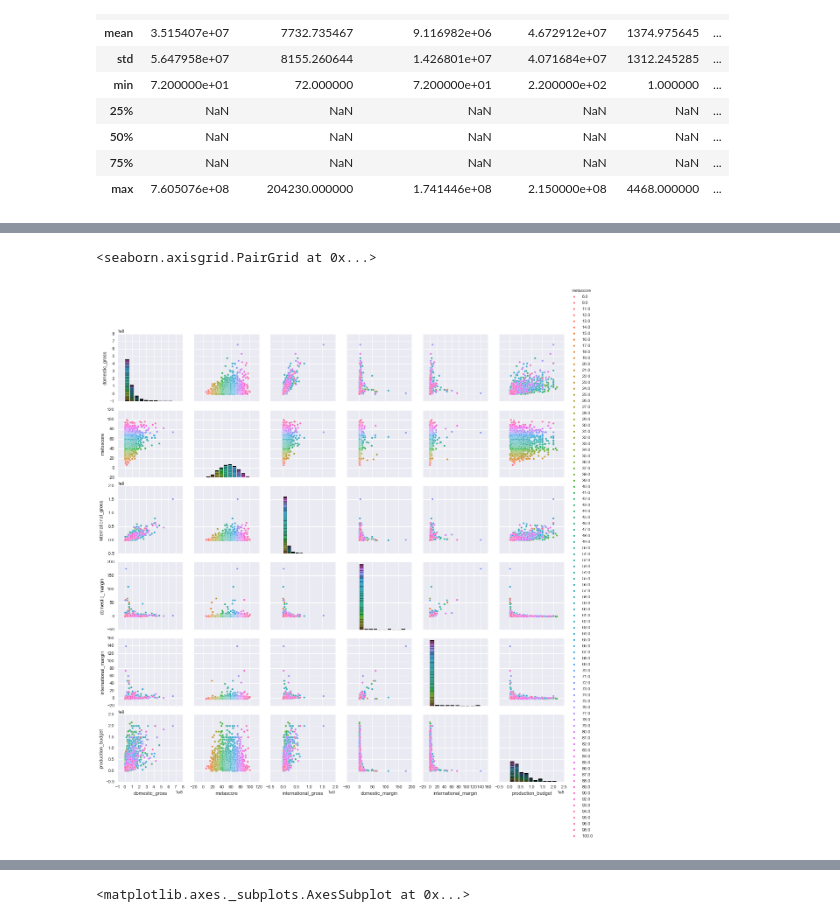
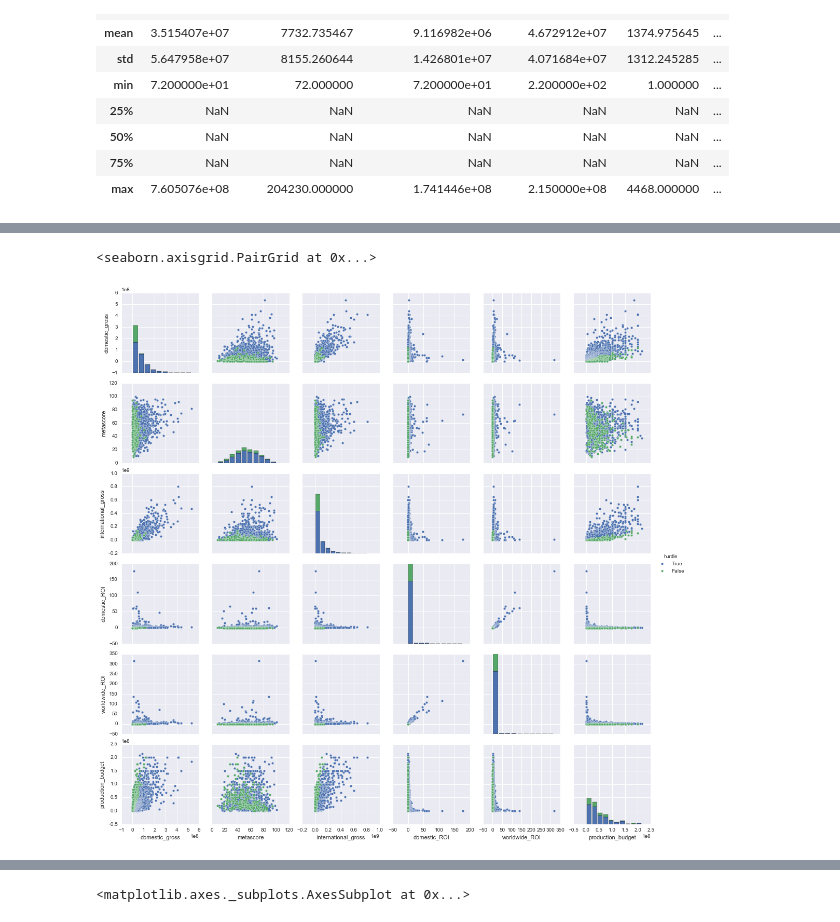
Before and after one commit to sridevias/Movie_Team_Orange, a Jupyter notebook: Vizualize Data.ipynb, the cells around one changed output, grey strips where cells are left out. Cells and saved outputs as stored; diff of their text form; code cells hidden in the pictures.

```diff
--- a/Vizualize Data.ipynb
+++ b/Vizualize Data.ipynb
@@ -65,9 +64,13 @@ list(df_merged.columns.values)
  u'user_score']
 # %%
 df_merged['international_gross'] = df_merged.worldwide_gross - df_merged.domestic_gross
-df_merged['domestic_margin'] = (df_merged.domestic_gross - df_merged.production_budget) / df_merged.production_budget
-df_merged['international_margin'] = (df_merged.international_gross - df_merged.production_budget) / df_merged.production_budget
-df_merged['worldwide_margin'] = (df_merged.worldwide_gross - df_merged.production_budget) / df_merged.production_budget
+df_merged['domestic_ROI'] = (df_merged.domestic_gross - df_merged.production_budget) / df_merged.production_budget
+df_merged['international_ROI'] = (df_merged.international_gross - df_merged.production_budget) / df_merged.production_budget
+df_merged['worldwide_ROI'] = (df_merged.worldwide_gross - df_merged.production_budget) / df_merged.production_budget
+df_merged['gross_rt'] = df_merged.domestic_gross / df_merged.worldwide_gross
+
+df_merged['hurdle'] = np.where(df_merged['worldwide_ROI'] >= 0.1, 'True', 'False')
+#df_merged['hurdle'] = df_merged['hurdle'].astype(bool)
 df_recent = df_merged[df_merged['year']>=1988]
 df_recent.describe()
 # %% [output]
@@ -96,0 +114,3 @@ axes.set_ylim(0,200000000)
+# %%
+df_recent2 = df_merged[df_merged['year']>=2000]
+df_recent2.describe()
@@ -119,0 +157,6 @@ df_cell.describe()
+# %%
+df_cell = df_recent2[['domestic_gross','metascore','hurdle']]
+df_cell = df_cell.dropna()
+sns.lmplot(x="metascore", y="domestic_gross", hue="hurdle", data=df_cell,
+           ci=None, palette="muted", size=4, fit_reg=False,
+           scatter_kws={"s": 50, "alpha": 1})
@@ -120,7 +166,7 @@ df_cell.describe()
 # %%
-df_margin = df_cell[df_cell.domestic_margin <= 200]
-df_margin = df_margin.sort_values(by='domestic_margin', ascending = False)
-sns.pairplot(df_margin, hue="metascore")
+df_margin = df_cell[df_cell.domestic_ROI <= 200]
+df_margin = df_margin.sort_values(by='domestic_ROI', ascending = False)
+sns.pairplot(df_margin, hue="hurdle")
 # %% [output]
 <seaborn.axisgrid.PairGrid at 0x...>
-[figure, old version]
+[figure, new version]
```
Also changed, not shown: parts of 19 cells of this notebook, 2 other files.
